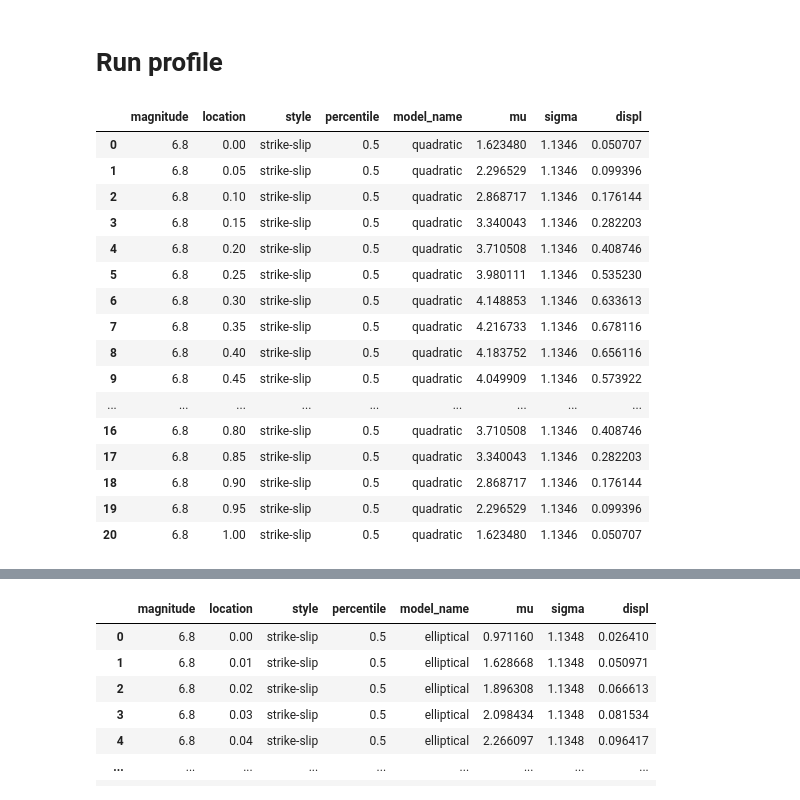
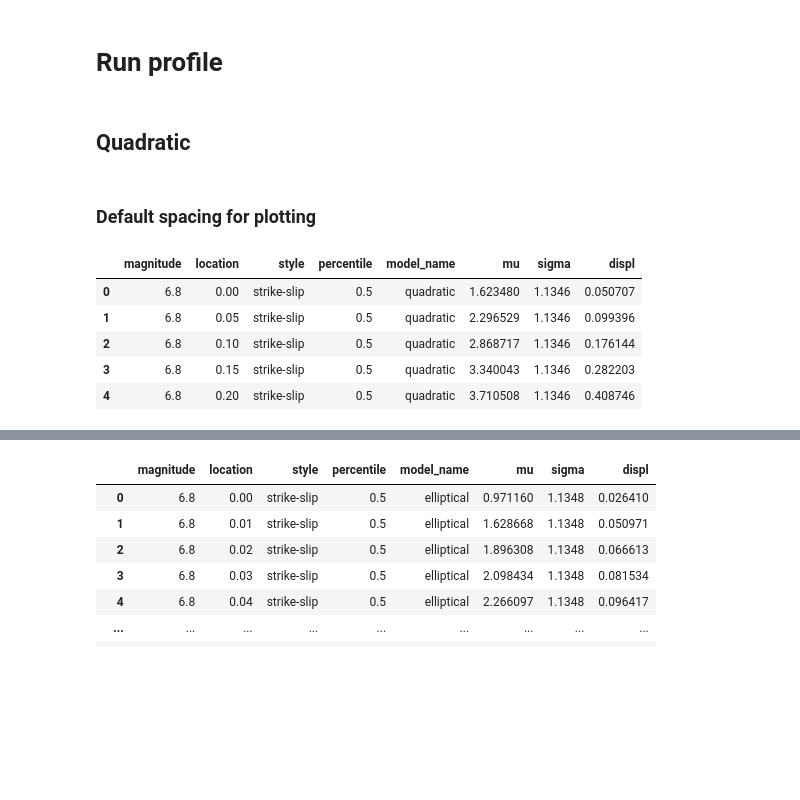
Before and after one commit to asarmy/kea23, a Jupyter notebook: examples/PEA11 Run Displacement Profile.ipynb, the cells around one changed output, grey strips where cells are left out. Drawn from its saved outputs; the diff is of its cells as text; code cells hidden in the pictures; blank space fills up the shorter version.

```diff
--- a/examples/PEA11 Run Displacement Profile.ipynb
+++ b/examples/PEA11 Run Displacement Profile.ipynb
@@ -19,27 +19,22 @@ sys.path.append(str(SCRIPT_DIR))
 from PetersenEtAl2011 import run_displacement_profile
 # %% [markdown]
 # Run profile
+# %% [markdown]
+## Quadratic
+# %% [markdown]
+### Default spacing for plotting
 # %%
 magnitude, percentile, submodel = 6.8, 0.5, "quadratic"
 
-df = run_displacement_profile.run_profile(magnitude=magnitude, percentile=percentile, submodel=submodel)
+df = run_displacement_profile.run_profile(
+    magnitude=magnitude, percentile=percentile, submodel=submodel
+)
 
-df
+df.head()
 # %% [output]
 |  | magnitude | location | style | percentile | model_name | mu | sigma | displ |
 | 0 | 6.8 | 0.00 | strike-slip | 0.5 | quadratic | 1.623480 | 1.1346 | 0.050707 |
 | 1 | 6.8 | 0.05 | strike-slip | 0.5 | quadratic | 2.296529 | 1.1346 | 0.099396 |
 | 2 | 6.8 | 0.10 | strike-slip | 0.5 | quadratic | 2.868717 | 1.1346 | 0.176144 |
 | 3 | 6.8 | 0.15 | strike-slip | 0.5 | quadratic | 3.340043 | 1.1346 | 0.282203 |
 | 4 | 6.8 | 0.20 | strike-slip | 0.5 | quadratic | 3.710508 | 1.1346 | 0.408746 |
-| 5 | 6.8 | 0.25 | strike-slip | 0.5 | quadratic | 3.980111 | 1.1346 | 0.535230 |
-| 6 | 6.8 | 0.30 | strike-slip | 0.5 | quadratic | 4.148853 | 1.1346 | 0.633613 |
-| 7 | 6.8 | 0.35 | strike-slip | 0.5 | quadratic | 4.216733 | 1.1346 | 0.678116 |
-| 8 | 6.8 | 0.40 | strike-slip | 0.5 | quadratic | 4.183752 | 1.1346 | 0.656116 |
-| 9 | 6.8 | 0.45 | strike-slip | 0.5 | quadratic | 4.049909 | 1.1346 | 0.573922 |
-| ... | ... | ... | ... | ... | ... | ... | ... | ... |
-| 16 | 6.8 | 0.80 | strike-slip | 0.5 | quadratic | 3.710508 | 1.1346 | 0.408746 |
-| 17 | 6.8 | 0.85 | strike-slip | 0.5 | quadratic | 3.340043 | 1.1346 | 0.282203 |
-| 18 | 6.8 | 0.90 | strike-slip | 0.5 | quadratic | 2.868717 | 1.1346 | 0.176144 |
-| 19 | 6.8 | 0.95 | strike-slip | 0.5 | quadratic | 2.296529 | 1.1346 | 0.099396 |
-| 20 | 6.8 | 1.00 | strike-slip | 0.5 | quadratic | 1.623480 | 1.1346 | 0.050707 |
```
Also changed, not shown: parts of 7 cells of this notebook, 11 other files.
